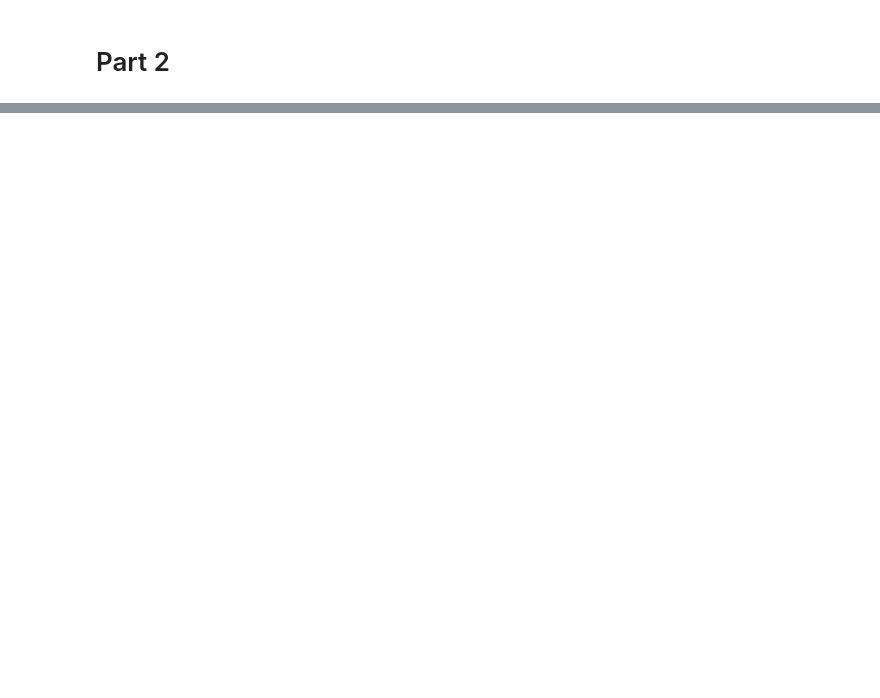
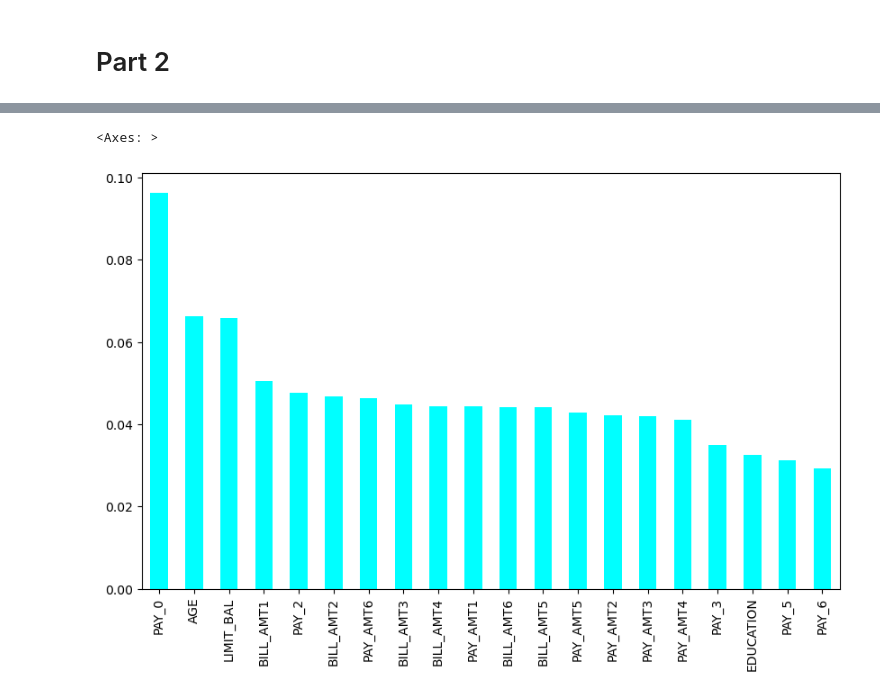
Before and after one commit to AltafUddin18/FeatureEngineering-Class-14, a Jupyter notebook: featureengineering-class-14.ipynb, the cells around one changed output, grey strips where cells are left out. Saved outputs shown, nothing was run; the diff lists cells and outputs as text; code cells hidden in the pictures; blank space fills up the shorter version.

```diff
--- a/featureengineering-class-14.ipynb
+++ b/featureengineering-class-14.ipynb
@@ -138,0 +218,2 @@ plt.legend()
+# %%
+df = df.rename(columns={'default.payment.next.month':'payments'})
@@ -138,0 +230,3 @@ plt.legend()
+# %%
+x = df.drop(['ID','payments'],axis=1)
+y = df['payments']
@@ -138,0 +266,4 @@ plt.legend()
+# %%
+extr = ExtraTreesClassifier()
+# %%
+extr.fit(x,y)
@@ -138,0 +394,7 @@ plt.legend()
+# %%
+features = pd.Series(extr.feature_importances_, index = x.columns)
+plt.figure(figsize=(10,6))
+features.nlargest(20).plot(kind='bar',color='cyan')
+# %% [output]
+<Axes: >
+[figure, added]
```
Also changed, not shown: parts of 73 cells of this notebook.
